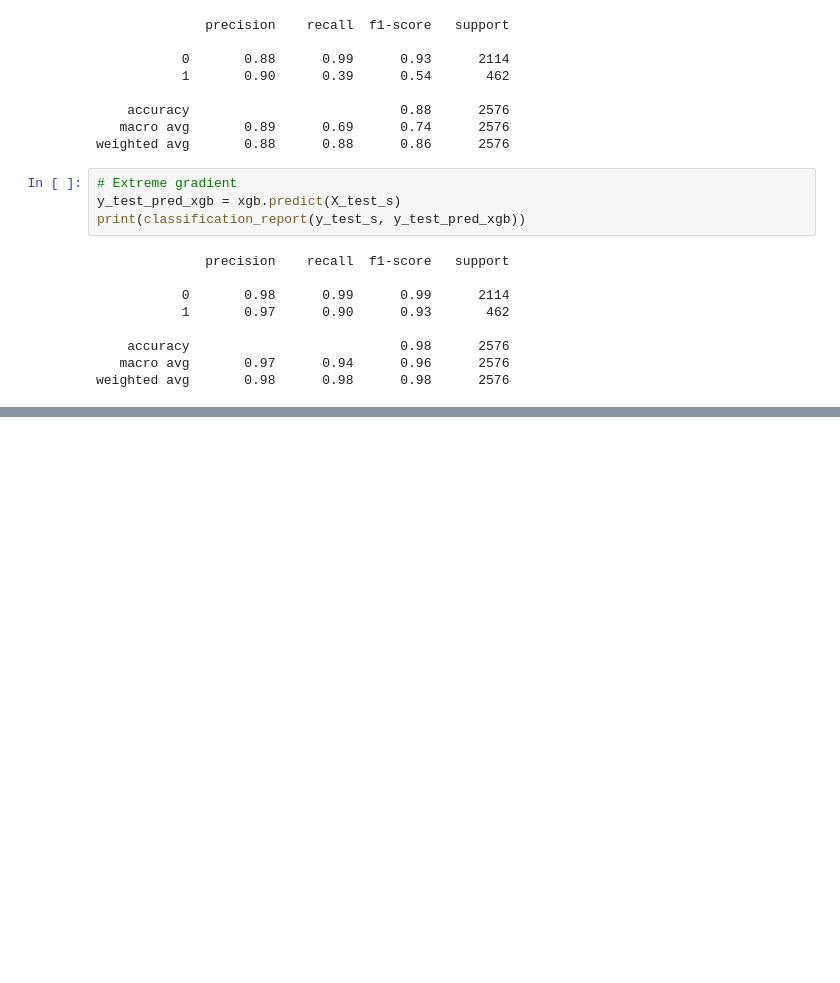
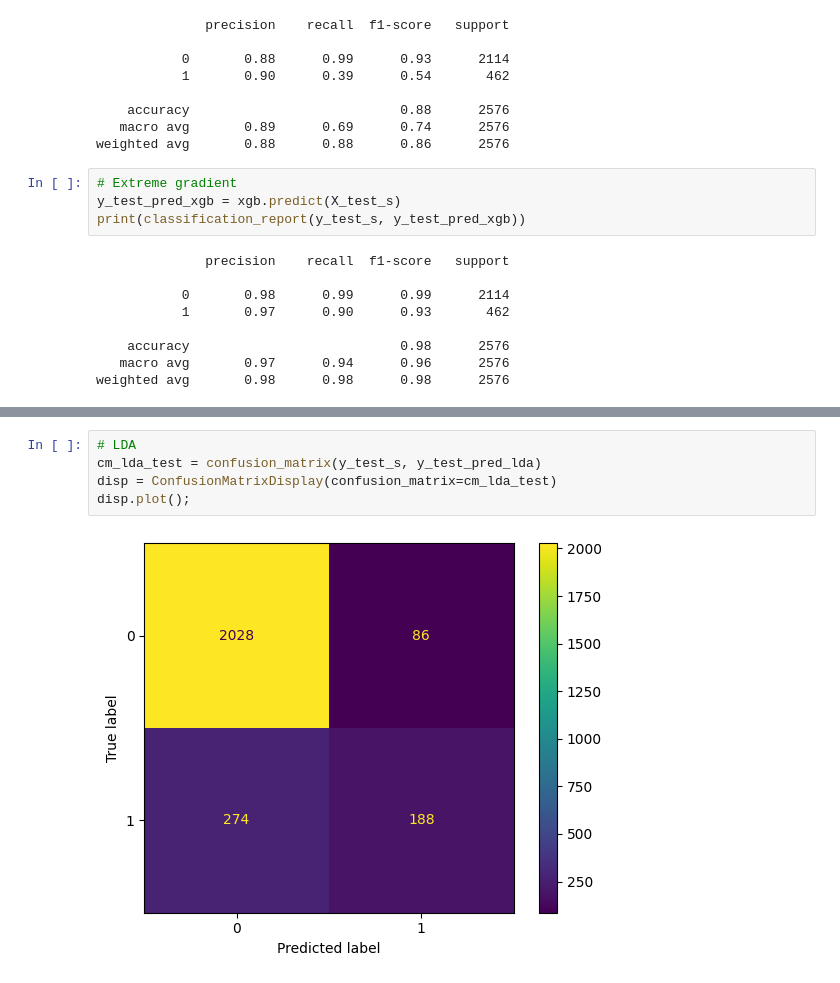
Before and after one commit to KomlaRD/machine_learning_dhs, a Jupyter notebook: ml_undernutrition.ipynb, the cells around one changed output, grey strips where cells are left out. Cells and saved outputs as stored; diff of their text form; blank space fills up the shorter version.

```diff
--- a/ml_undernutrition.ipynb
+++ b/ml_undernutrition.ipynb
@@ -757,0 +781,7 @@ weighted avg       0.98      0.98      0.98      2576
+# %%
+# LDA
+cm_lda_test = confusion_matrix(y_test_s, y_test_pred_lda)
+disp = ConfusionMatrixDisplay(confusion_matrix=cm_lda_test)
+disp.plot();
+# %% [output]
+[figure, added]
```
Also changed, not shown: parts of 6 cells of this notebook.
